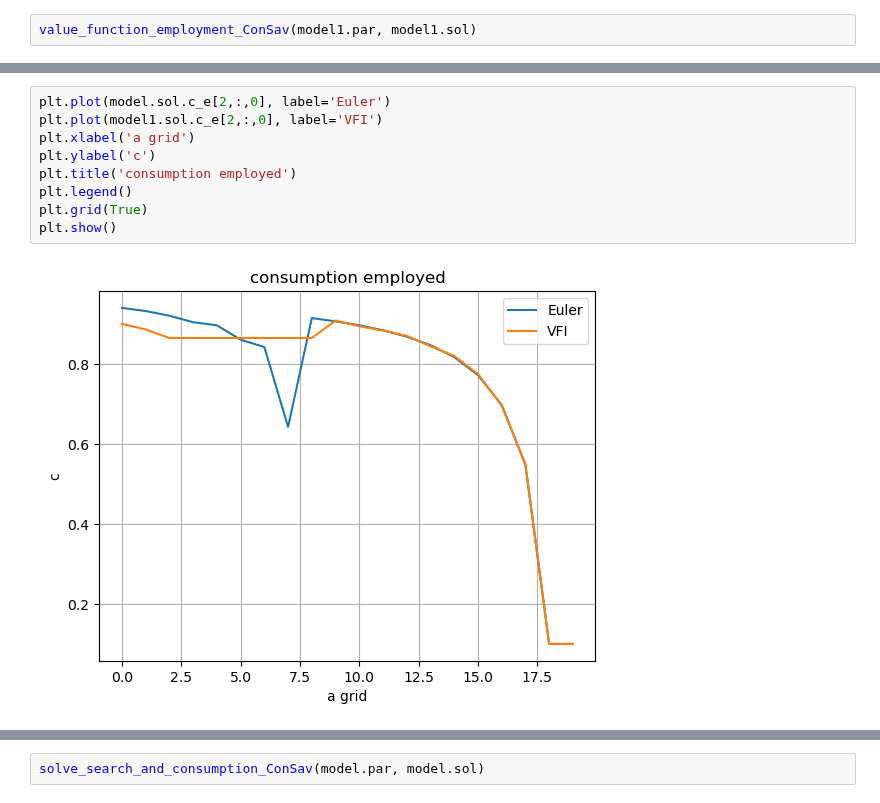
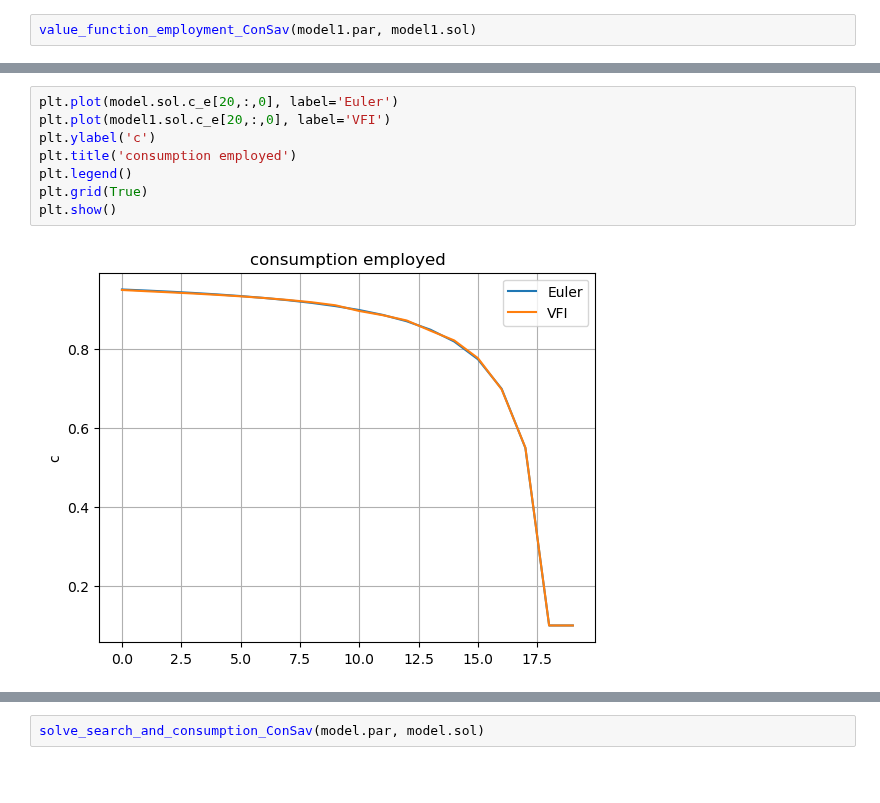
Before and after one commit to qrn838/Dynamic-programming-project, a Jupyter notebook: 1. VFI and EGM.ipynb, the cells around one changed output, grey strips where cells are left out. Drawn from its saved outputs; the diff is of its cells as text; blank space fills up the shorter version.

```diff
--- a/1. VFI and EGM.ipynb
+++ b/1. VFI and EGM.ipynb
@@ -33,14 +33,13 @@ plt.show()
 # %%
-plt.plot(model.sol.c_e[2,:,0], label='Euler')
-plt.plot(model1.sol.c_e[2,:,0], label='VFI')
-plt.xlabel('a grid')
+plt.plot(model.sol.c_e[20,:,0], label='Euler')
+plt.plot(model1.sol.c_e[20,:,0], label='VFI')
 plt.ylabel('c')
 plt.title('consumption employed')
 plt.legend()
 plt.grid(True)
 plt.show()
 # %% [output]
-[figure, old version]
+[figure, new version]
 # %%
 plt.plot(model.sol.c_e[-1,-3,:], label='euler')
 plt.plot(model1.sol.c_e[-1,-3,:], label='no euler')
```
Also changed, not shown: parts of 10 cells of this notebook, 2 other files.
